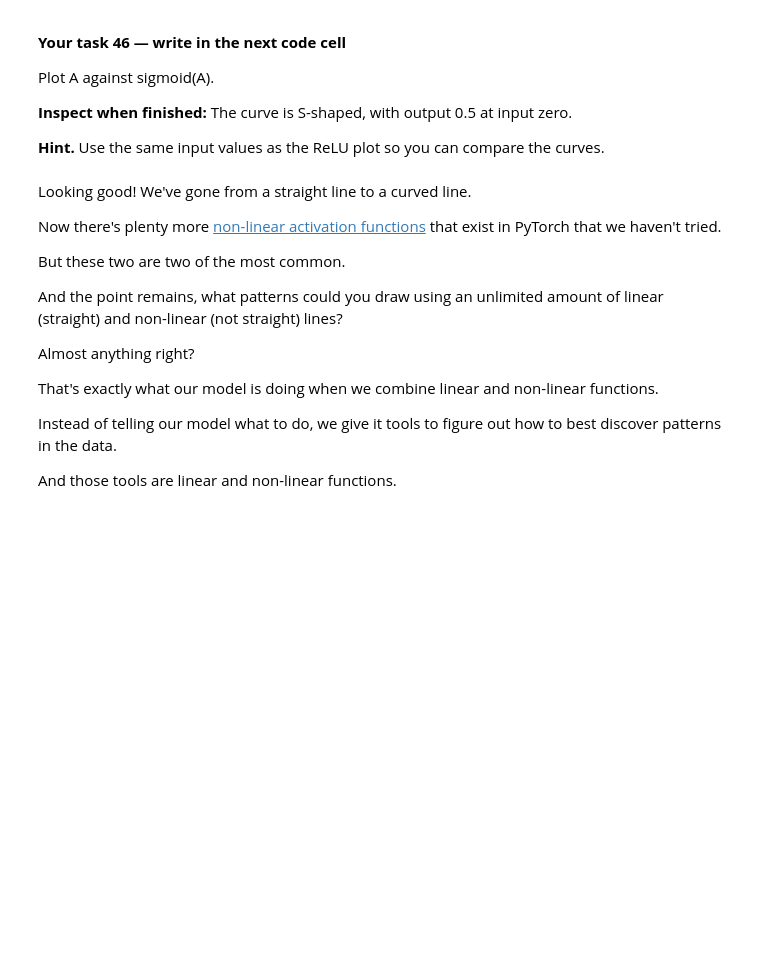
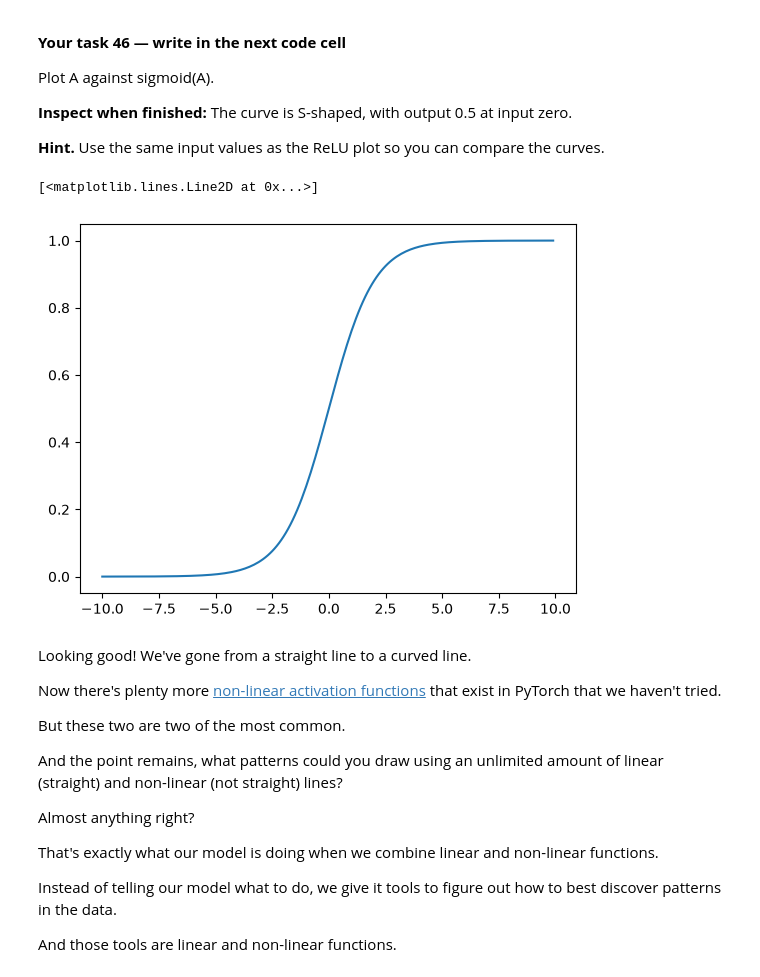
Before and after one commit to GyDeen/PyTorch-DeepLearning, a Jupyter notebook: 02_pytorch_classification.ipynb, the cells around one changed output. Cells and saved outputs as stored; diff of their text form; code cells hidden in the pictures; blank space fills up the shorter version.

```diff
--- a/02_pytorch_classification.ipynb
+++ b/02_pytorch_classification.ipynb
@@ -1615,6 +1661,9 @@ Implement sigmoid(x) using $\sigma(x)=1/(1+e^{-x})$ and apply it to A.
 **Inspect when finished:** Outputs lie strictly between zero and one for these finite inputs.
 
 **Hint.** Compute the exponential term first, then use it to form the denominator.
+# %%
+def sigmoid(x: torch.Tensor) -> torch.Tensor:
+    return 1 / (1 + torch.exp(-x))
 # %% [markdown]
 Woah, those values look a lot like prediction probabilities we've seen earlier, let's see what they look like visualized.
 # %% [markdown]
@@ -1627,6 +1676,11 @@ Plot A against sigmoid(A).
 **Inspect when finished:** The curve is S-shaped, with output 0.5 at input zero.
 
 **Hint.** Use the same input values as the ReLU plot so you can compare the curves.
+# %%
+plt.plot(A.cpu(), sigmoid(A).cpu())
+# %% [output]
+[<matplotlib.lines.Line2D at 0x...>]
+[figure, added]
 # %% [markdown]
 Looking good! We've gone from a straight line to a curved line.
 
```
Also changed, not shown: parts of 29 cells of this notebook.
